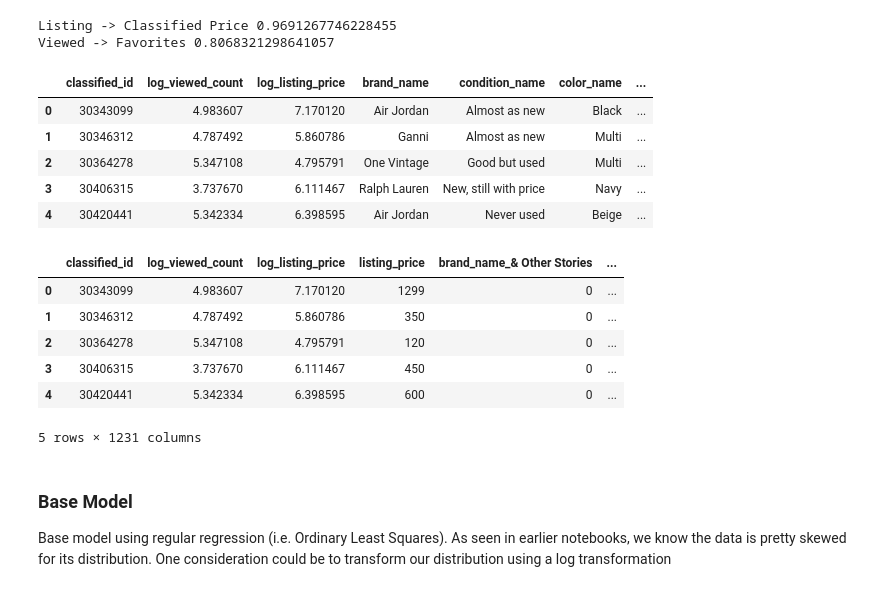
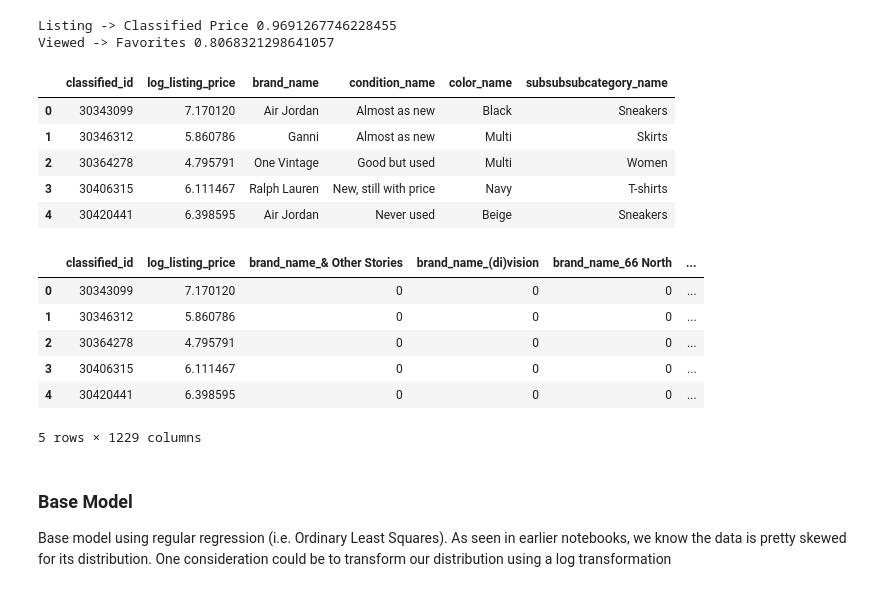
Before and after one commit to RasKrebs/pricing_wizards, a Jupyter notebook: notebooks/base_regression.ipynb, the cells around one changed output. Saved outputs shown, nothing was run; the diff lists cells and outputs as text; code cells hidden in the pictures.

```diff
--- a/notebooks/base_regression.ipynb
+++ b/notebooks/base_regression.ipynb
@@ -31,0 +21,2 @@ Dataset Loaded: post_preprocessing_without_dummies
+# %%
+data = PricingWizardDataset()
@@ -92,33 +81,33 @@ Listing -> Classified Price 0.9691267746228455
 Viewed -> Favorites 0.8068321298641057
 # %%
 # Specify columns for model
-columns_to_use = ['classified_id','log_viewed_count','log_listing_price', 'brand_name','condition_name','color_name','subsubsubcategory_name', 'listing_price']
+columns_to_use = ['classified_id', 'log_listing_price', 'brand_name','condition_name','color_name','subsubsubcategory_name']
 
 # Drop unused columns
 data.df = data.df[columns_to_use]
 
 # Print head
 data.df.head()
 # %% [output]
-|  | classified_id | log_viewed_count | log_listing_price | brand_name | condition_name | color_name | ... |
-| 0 | 30343099 | 4.983607 | 7.170120 | Air Jordan | Almost as new | Black | ... |
-| 1 | 30346312 | 4.787492 | 5.860786 | Ganni | Almost as new | Multi | ... |
-| 2 | 30364278 | 5.347108 | 4.795791 | One Vintage | Good but used | Multi | ... |
-| 3 | 30406315 | 3.737670 | 6.111467 | Ralph Lauren | New, still with price | Navy | ... |
-| 4 | 30420441 | 5.342334 | 6.398595 | Air Jordan | Never used | Beige | ... |
+|  | classified_id | log_listing_price | brand_name | condition_name | color_name | subsubsubcategory_name |
+| 0 | 30343099 | 7.170120 | Air Jordan | Almost as new | Black | Sneakers |
+| 1 | 30346312 | 5.860786 | Ganni | Almost as new | Multi | Skirts |
+| 2 | 30364278 | 4.795791 | One Vintage | Good but used | Multi | Women |
+| 3 | 30406315 | 6.111467 | Ralph Lauren | New, still with price | Navy | T-shirts |
+| 4 | 30420441 | 6.398595 | Air Jordan | Never used | Beige | Sneakers |
 # %%
 # Apply one hot encoding to categorical variables
-data.apply_function(pd.get_dummies, columns=data.df.columns[3:7])
+data.apply_function(pd.get_dummies, columns=data.df.columns[2:])
 
 data.df.head()
 # %% [output]
-|  | classified_id | log_viewed_count | log_listing_price | listing_price | brand_name_& Other Stories | ... |
-| 0 | 30343099 | 4.983607 | 7.170120 | 1299 | 0 | ... |
-| 1 | 30346312 | 4.787492 | 5.860786 | 350 | 0 | ... |
-| 2 | 30364278 | 5.347108 | 4.795791 | 120 | 0 | ... |
-| 3 | 30406315 | 3.737670 | 6.111467 | 450 | 0 | ... |
-| 4 | 30420441 | 5.342334 | 6.398595 | 600 | 0 | ... |
+|  | classified_id | log_listing_price | brand_name_& Other Stories | brand_name_(di)vision | brand_name_66 North | ... |
+| 0 | 30343099 | 7.170120 | 0 | 0 | 0 | ... |
+| 1 | 30346312 | 5.860786 | 0 | 0 | 0 | ... |
+| 2 | 30364278 | 4.795791 | 0 | 0 | 0 | ... |
+| 3 | 30406315 | 6.111467 | 0 | 0 | 0 | ... |
+| 4 | 30420441 | 6.398595 | 0 | 0 | 0 | ... |
-5 rows × 1231 columns
+5 rows × 1229 columns
 # %% [markdown]
 ### Base Model
 Base model using regular regression (i.e. Ordinary Least Squares). As seen in earlier notebooks, we know the data is pretty skewed for its distribution. One consideration could be to transform our distribution using a log transformation
```
Also changed, not shown: parts of 26 cells of this notebook, 3 other files.
